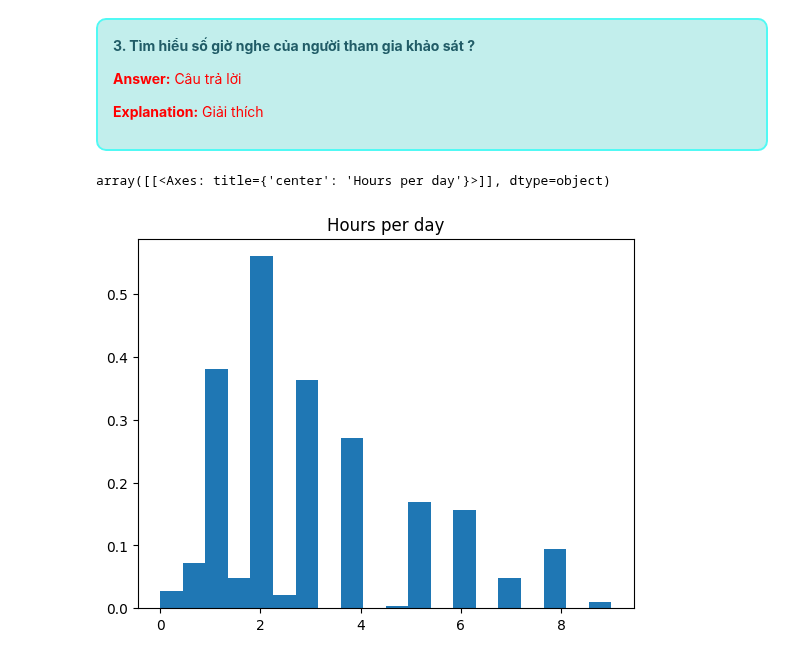
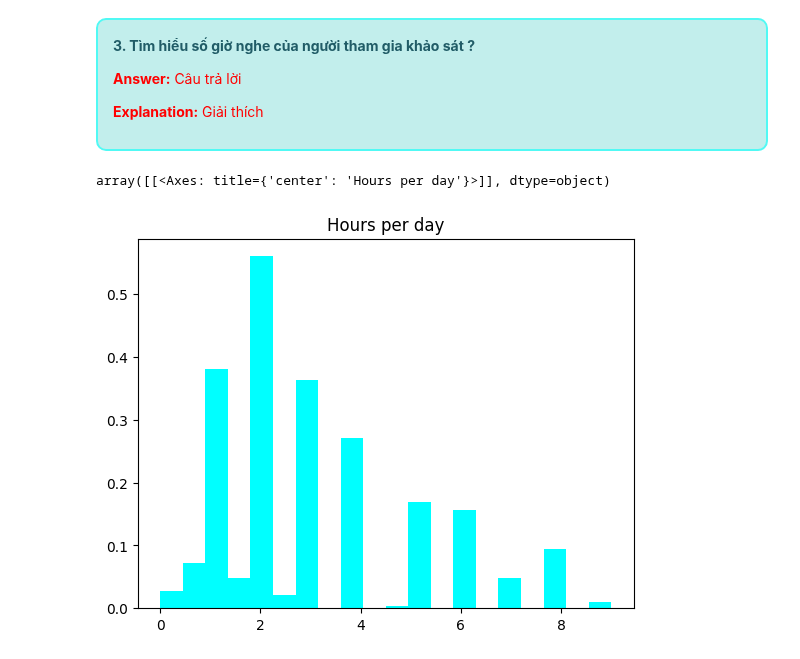
Before and after one commit to HungLVT/DS, a Jupyter notebook: 3.0-data-explorating.ipynb, the cells around one changed output. Cells and saved outputs as stored; diff of their text form; code cells hidden in the pictures.

```diff
--- a/3.0-data-explorating.ipynb
+++ b/3.0-data-explorating.ipynb
@@ -107,7 +105,7 @@ Text(0.5, 1.0, 'Streaming services by Age')
 </div>
 # %%
 # Vẽ biểu đồ histogram cho biết phân bố của dữ liệu Hours per day
-df.hist(['Hours per day'], bins='auto', density=True, grid=False)
+df.hist(['Hours per day'], bins='auto', color = 'cyan', density=True, grid=False)
 # %% [output]
 array([[<Axes: title={'center': 'Hours per day'}>]], dtype=object)
-[figure, old version]
+[figure, new version]
```
Also changed, not shown: parts of 3 cells of this notebook.
